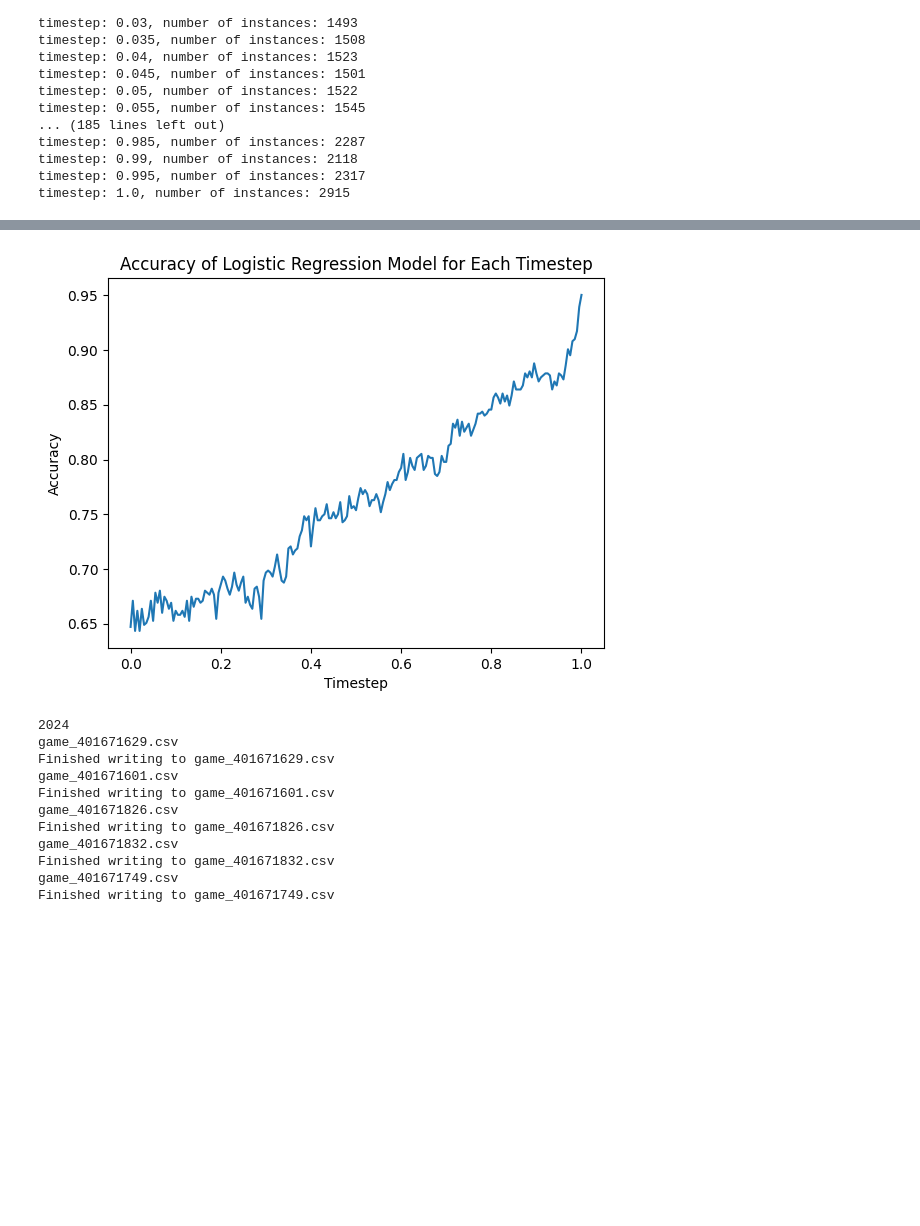
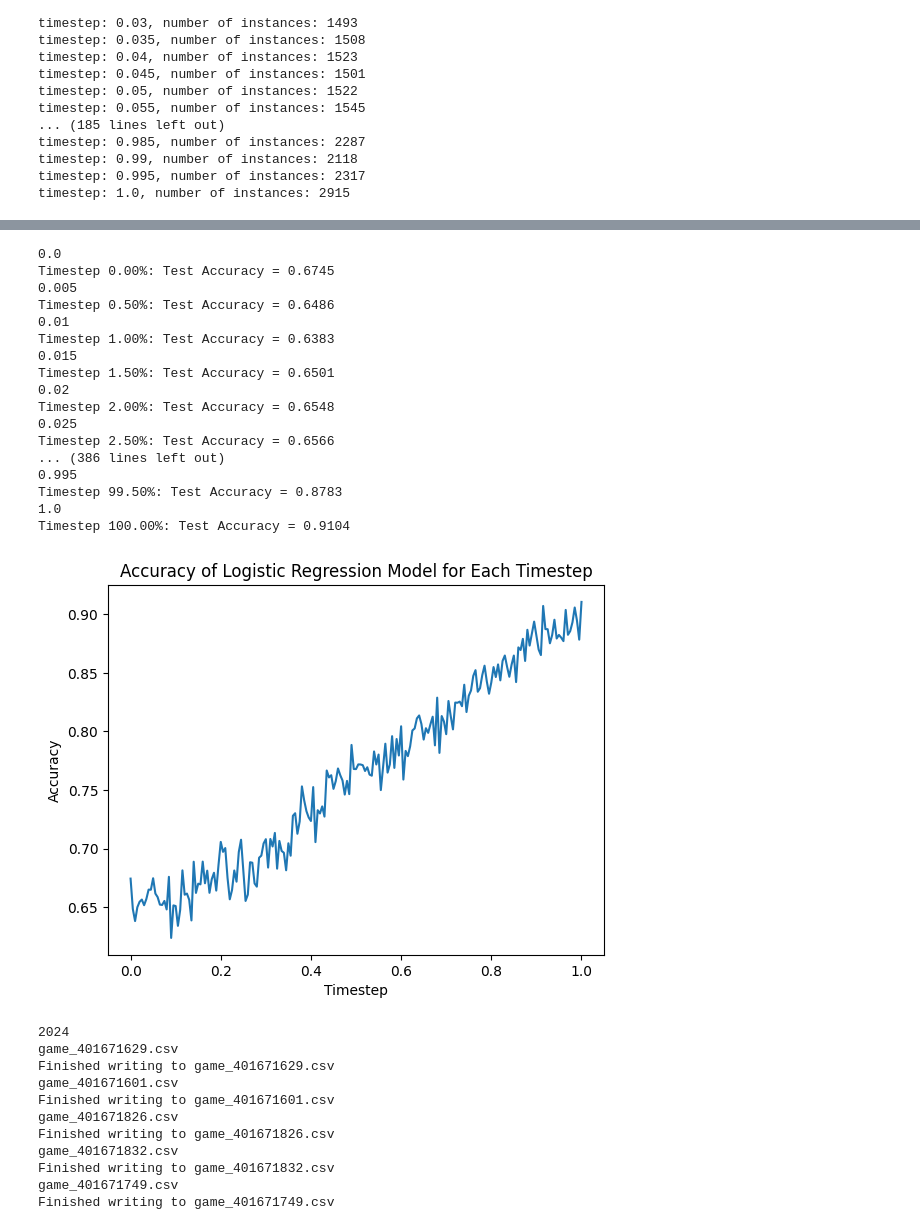
Before and after one commit to alys28/probabilistic_forecasts_football, a Jupyter notebook: evalRTPF/R/NFL/ML/notebooks/logistic_regression_multi_step.ipynb, the cells around one changed output, grey strips where cells are left out. Saved outputs shown, nothing was run; the diff lists cells and outputs as text; code cells hidden in the pictures; blank space fills up the shorter version.

```diff
--- a/evalRTPF/R/NFL/ML/notebooks/logistic_regression_multi_step.ipynb
+++ b/evalRTPF/R/NFL/ML/notebooks/logistic_regression_multi_step.ipynb
@@ -9,7 +9,7 @@ parent_dir = os.path.abspath(os.path.join(os.getcwd(), ".."))
 sys.path.append(parent_dir)
 print(parent_dir)
 interpolated_dir = os.path.join(parent_dir, "dataset_interpolated_with_overtime")
-features = ["score_difference", "relative_strength", "type.id", "home_has_possession", "end.down", "end.yardsToEndzone", "end.distance", "field_position_shift", "home_timeouts_left", "away_timeouts_left"]
+features = ["score_difference", "type.id", "relative_strength", "home_has_possession", "end.down", "end.yardsToEndzone", "end.distance", "field_position_shift", "home_timeouts_left", "away_timeouts_left"]
 # %% [output]
 /Users/aly/Documents/University_of_Waterloo/Winter 2025/Research/code/evalRTPF/R/NFL/ML
 # %%
@@ -205,19 +176,0 @@ features_test_data = {key: test_feature_selection(test_data, features) for key,
-# %%
-X_tests = [features_test_data[year] for year in features_test_data]
-merged = {}
-for d in X_tests:
-    merged.update(d)
-X_tests = merged
-new_X_tests = {}
-print(len(X_tests))
-for file in X_tests:
-   timestep = 0
-   for i in range(len(X_tests[file])):
-        if timestep not in new_X_tests:
-           new_X_tests[timestep] = [X_tests[file][i]]
-        else:
-            new_X_tests[timestep] += [X_tests[file][i]]
-        timestep += 0.005
-X_tests = new_X_tests
-# len(X_tests[0.1])
-X_tests.keys()
@@ -227,35 +227,44 @@ dict_keys([0, 0.005, 0.01, 0.015, 0.02, 0.025, 0.030000000000000002, 0.035, 0.04
 # %%
 # Test accuracy of model for each timestep on test data and plot
 accuracies = []
 timesteps = []
 
-for timestep, i in zip(models, X_tests.keys()):
+for timestep in test_data.keys():
+    print(timestep)
     model = models[timestep]
-
     # Convert test data to array
-    X_test_array = np.array(X_tests[i])
-
-    # Split into labels and features
-    y_test = X_test_array[:, 0]
-    X_test = X_test_array[:, 1:]
-
-    # Create a DataFrame with correct column names
-    X_test_df = pd.DataFrame(X_test, columns=features[1:])  # Exclude the label column
-
+    y_test = np.array([row["label"] for row in test_data[timestep]])
+    X_test = np.array([row["rows"].reshape(-1) for row in test_data[timestep]])
     # Evaluate model using the pipeline (preprocessing + logistic regression)
-    accuracy = model.score(X_test_df, y_test)
-
-    accuracies.append(accuracy)
+    test_accuracy = model.score(X_test, y_test)
+    print(f"Timestep {timestep:.2%}: Test Accuracy = {test_accuracy:.4f}")
+    accuracies.append(test_accuracy)
     timesteps.append(timestep)
 
-# Plot accuracy per timestep
 plt.plot(timesteps, accuracies)
 plt.xlabel("Timestep")
 plt.ylabel("Accuracy")
 plt.title("Accuracy of Logistic Regression Model for Each Timestep")
 plt.show()
 # %% [output]
+0.0
+Timestep 0.00%: Test Accuracy = 0.6745
+0.005
+Timestep 0.50%: Test Accuracy = 0.6486
+0.01
+Timestep 1.00%: Test Accuracy = 0.6383
+0.015
+Timestep 1.50%: Test Accuracy = 0.6501
+0.02
+Timestep 2.00%: Test Accuracy = 0.6548
+0.025
+Timestep 2.50%: Test Accuracy = 0.6566
+... (386 lines left out)
+0.995
+Timestep 99.50%: Test Accuracy = 0.8783
+1.0
+Timestep 100.00%: Test Accuracy = 0.9104
-[figure, old version]
+[figure, new version]
 # %%
 # Save the model
 import pickle
```
Also changed, not shown: parts of 9 cells of this notebook, 12 other files.
